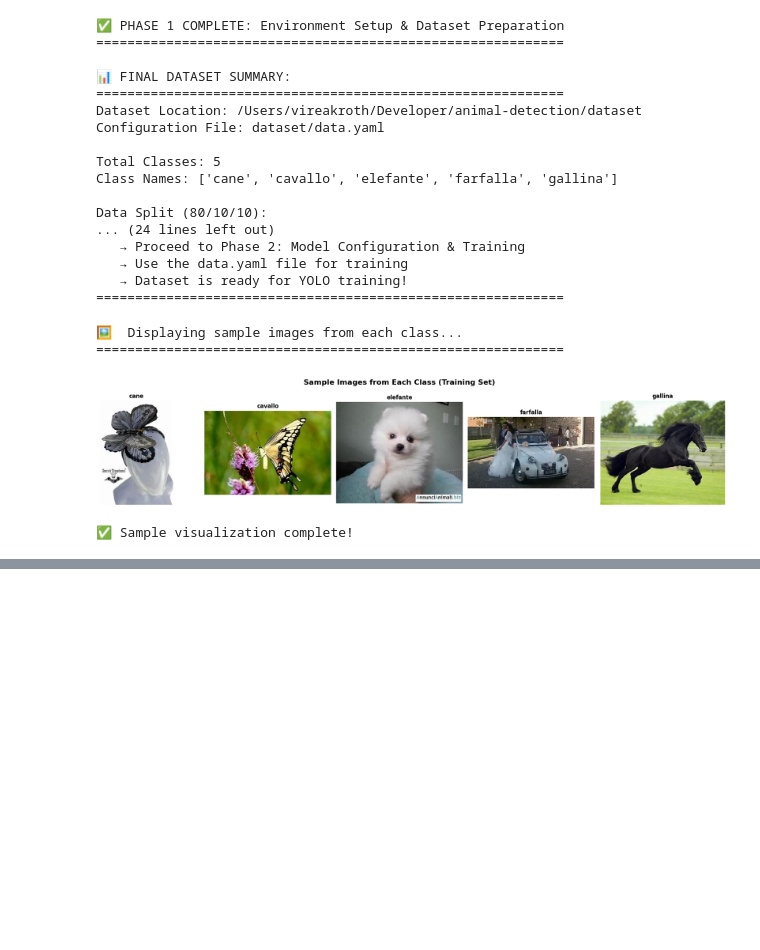
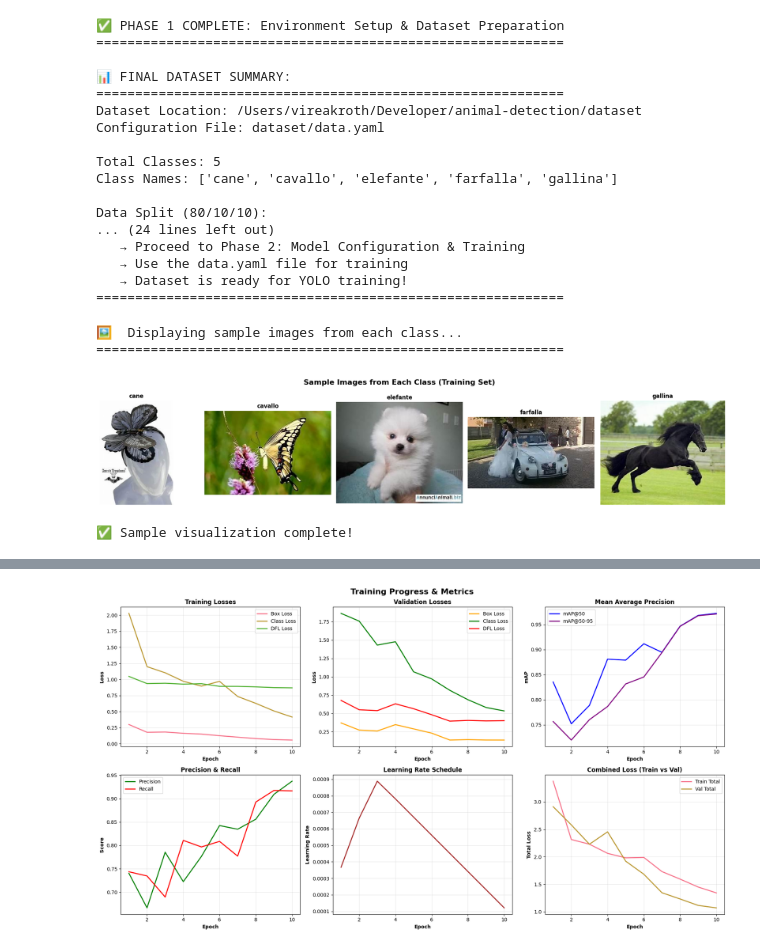
Before and after one commit to Punvireakroth/animal-detection, a Jupyter notebook: Animal_Detection.ipynb, the cells around one changed output, grey strips where cells are left out. Saved outputs shown, nothing was run; the diff lists cells and outputs as text; code cells hidden in the pictures; blank space fills up the shorter version.

Commit message:
Model config and training

```diff
--- a/Animal_Detection.ipynb
+++ b/Animal_Detection.ipynb
@@ -588,0 +870,90 @@ print("✅ Sample visualization complete!")
+# %%
+# Visualize Training Progress
+print("\n📊 VISUALIZING TRAINING PROGRESS")
+print("=" * 80)
+
+try:
+    results_csv = Path('runs/detect/animal_detection/results.csv')
+
+    if results_csv.exists():
+        # Load training results
+        df = pd.read_csv(results_csv)
+        df.columns = df.columns.str.strip()
+
+        # Create comprehensive training visualizations
+        fig, axes = plt.subplots(2, 3, figsize=(18, 10))
+        fig.suptitle('Training Progress & Metrics', fontsize=16, fontweight='bold')
+
+        epochs = df.index + 1
+
+        # Plot 1: Training Losses
+        axes[0, 0].plot(epochs, df['train/box_loss'], label='Box Loss', linewidth=2)
+        axes[0, 0].plot(epochs, df['train/cls_loss'], label='Class Loss', linewidth=2)
+        axes[0, 0].plot(epochs, df['train/dfl_loss'], label='DFL Loss', linewidth=2)
+        axes[0, 0].set_xlabel('Epoch', fontweight='bold')
+        axes[0, 0].set_ylabel('Loss', fontweight='bold')
+        axes[0, 0].set_title('Training Losses', fontweight='bold')
+        axes[0, 0].legend()
+        axes[0, 0].grid(alpha=0.3)
+
+        # Plot 2: Validation Losses
+        axes[0, 1].plot(epochs, df['val/box_loss'], label='Box Loss', linewidth=2, color='orange')
+        axes[0, 1].plot(epochs, df['val/cls_loss'], label='Class Loss', linewidth=2, color='green')
+        axes[0, 1].plot(epochs, df['val/dfl_loss'], label='DFL Loss', linewidth=2, color='red')
+        axes[0, 1].set_xlabel('Epoch', fontweight='bold')
+        axes[0, 1].set_ylabel('Loss', fontweight='bold')
+        axes[0, 1].set_title('Validation Losses', fontweight='bold')
+        axes[0, 1].legend()
+        axes[0, 1].grid(alpha=0.3)
+
+        # Plot 3: mAP Curves
+        axes[0, 2].plot(epochs, df['metrics/mAP50(B)'], label='mAP@50', linewidth=2, color='blue')
+        axes[0, 2].plot(epochs, df['metrics/mAP50-95(B)'], label='mAP@50-95', linewidth=2, color='purple')
+        axes[0, 2].set_xlabel('Epoch', fontweight='bold')
+        axes[0, 2].set_ylabel('mAP', fontweight='bold')
+        axes[0, 2].set_title('Mean Average Precision', fontweight='bold')
+        axes[0, 2].legend()
+        axes[0, 2].grid(alpha=0.3)
+
+        # Plot 4: Precision & Recall
+        axes[1, 0].plot(epochs, df['metrics/precision(B)'], label='Precision', linewidth=2, color='green')
+        axes[1, 0].plot(epochs, df['metrics/recall(B)'], label='Recall', linewidth=2, color='red')
+        axes[1, 0].set_xlabel('Epoch', fontweight='bold')
+        axes[1, 0].set_ylabel('Score', fontweight='bold')
+        axes[1, 0].set_title('Precision & Recall', fontweight='bold')
+        axes[1, 0].legend()
+        axes[1, 0].grid(alpha=0.3)
+
+        # Plot 5: Learning Rate
+        if 'lr/pg0' in df.columns:
+            axes[1, 1].plot(epochs, df['lr/pg0'], linewidth=2, color='brown')
+            axes[1, 1].set_xlabel('Epoch', fontweight='bold')
+            axes[1, 1].set_ylabel('Learning Rate', fontweight='bold')
+            axes[1, 1].set_title('Learning Rate Schedule', fontweight='bold')
+            axes[1, 1].grid(alpha=0.3)
+
+        # Plot 6: Combined Loss
+        total_train_loss = df['train/box_loss'] + df['train/cls_loss'] + df['train/dfl_loss']
+        total_val_loss = df['val/box_loss'] + df['val/cls_loss'] + df['val/dfl_loss']
+        axes[1, 2].plot(epochs, total_train_loss, label='Train Total', linewidth=2)
+        axes[1, 2].plot(epochs, total_val_loss, label='Val Total', linewidth=2)
+        axes[1, 2].set_xlabel('Epoch', fontweight='bold')
+        axes[1, 2].set_ylabel('Total Loss', fontweight='bold')
+        axes[1, 2].set_title('Combined Loss (Train vs Val)', fontweight='bold')
+        axes[1, 2].legend()
+        axes[1, 2].grid(alpha=0.3)
+
+        plt.tight_layout()
+        plt.show()
+
+        print("✅ Training visualizations generated successfully!")
+        print("=" * 80)
+
+    else:
+        print(f"⚠️  Results file not found: {results_csv}")
+        print("=" * 80)
+
+except Exception as e:
+    print(f"❌ Error generating visualizations: {e}")
+    print("=" * 80)
+# %% [output]
@@ -588,0 +962 @@ print("✅ Sample visualization complete!")
+[figure, added]
```
Also changed, not shown: parts of 10 cells of this notebook.
